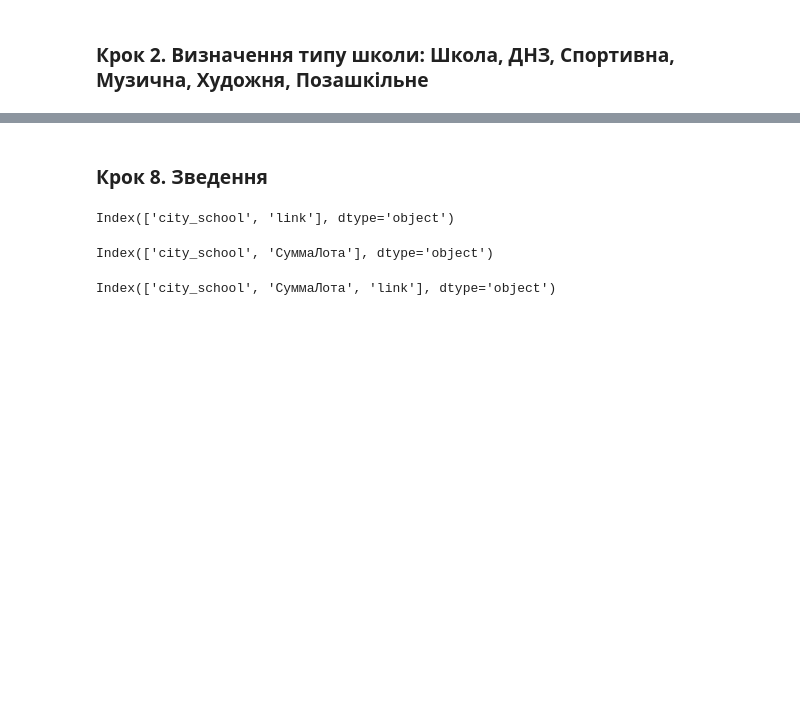
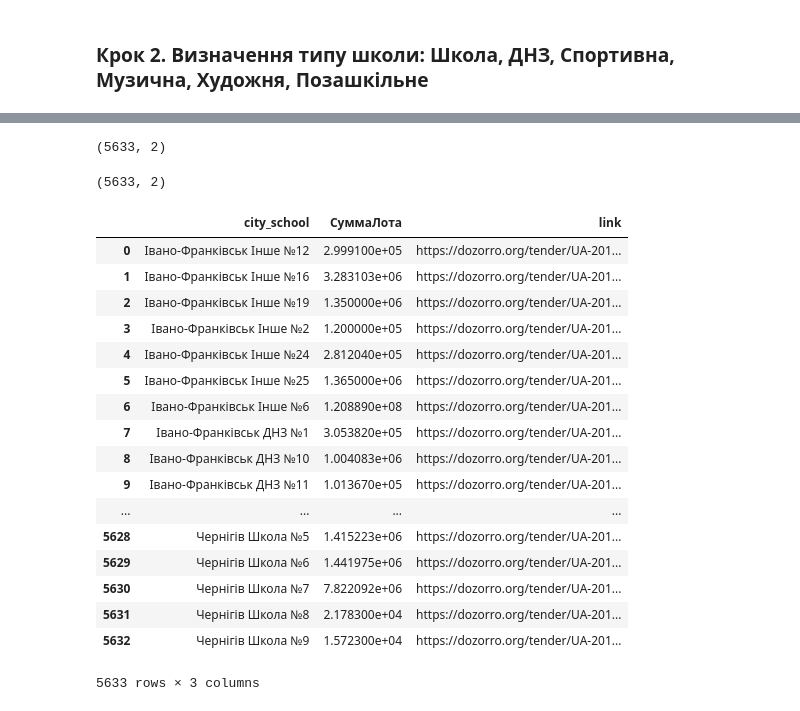
Before and after one commit to deaflynx/school-procurements, a Jupyter notebook: data_preparation.ipynb, the cells around one changed output, grey strips where cells are left out. Cells and saved outputs as stored; diff of their text form; code cells hidden in the pictures; blank space fills up the shorter version.

```diff
--- a/data_preparation.ipynb
+++ b/data_preparation.ipynb
@@ -437,18 +478,18 @@ df_full_connector.sample(5)
-# %% [markdown]
-### Крок 8. Зведення
 # %%
 df_zakupki = df_full_connector.groupby('city_school')['link'].apply(lambda x: "%s"%', '.join(x))
 df_zakupki = pd.DataFrame(df_zakupki)
 df_zakupki.reset_index(inplace = True)
 df_zakupki.columns
+df_zakupki.shape
 # %% [output]
-Index(['city_school', 'link'], dtype='object')
+(5633, 2)
 # %%
 df_suma = df_full_connector.groupby(["city_school"]).sum()
 df_suma.reset_index(inplace=True)
 df_suma.columns
+df_suma.shape
 # %% [output]
-Index(['city_school', 'СуммаЛота'], dtype='object')
+(5633, 2)
 # %%
 df_final = df_suma.merge(df_zakupki, on = 'city_school')
 # df_full_connector = pd.merge(df_filtered, city_organ, left_on = 'Главный орган', right_on = 'gol_organ')
@@ -455,7 +498,24 @@ df_final = df_suma.merge(df_zakupki, on = 'city_school')
 # %%
-df_final.columns
+df_final
 # %% [output]
+|  | city_school | СуммаЛота | link |
+| 0 | Івано-Франківськ Інше №12 | 2.999100e+05 | https://dozorro.org/tender/UA-201... |
+| 1 | Івано-Франківськ Інше №16 | 3.283103e+06 | https://dozorro.org/tender/UA-201... |
+| 2 | Івано-Франківськ Інше №19 | 1.350000e+06 | https://dozorro.org/tender/UA-201... |
+| 3 | Івано-Франківськ Інше №2 | 1.200000e+05 | https://dozorro.org/tender/UA-201... |
+| 4 | Івано-Франківськ Інше №24 | 2.812040e+05 | https://dozorro.org/tender/UA-201... |
+| 5 | Івано-Франківськ Інше №25 | 1.365000e+06 | https://dozorro.org/tender/UA-201... |
+| 6 | Івано-Франківськ Інше №6 | 1.208890e+08 | https://dozorro.org/tender/UA-201... |
+| 7 | Івано-Франківськ ДНЗ №1 | 3.053820e+05 | https://dozorro.org/tender/UA-201... |
+| 8 | Івано-Франківськ ДНЗ №10 | 1.004083e+06 | https://dozorro.org/tender/UA-201... |
+| 9 | Івано-Франківськ ДНЗ №11 | 1.013670e+05 | https://dozorro.org/tender/UA-201... |
+| ... | ... | ... | ... |
+| 5628 | Чернігів Школа №5 | 1.415223e+06 | https://dozorro.org/tender/UA-201... |
+| 5629 | Чернігів Школа №6 | 1.441975e+06 | https://dozorro.org/tender/UA-201... |
+| 5630 | Чернігів Школа №7 | 7.822092e+06 | https://dozorro.org/tender/UA-201... |
+| 5631 | Чернігів Школа №8 | 2.178300e+04 | https://dozorro.org/tender/UA-201... |
+| 5632 | Чернігів Школа №9 | 1.572300e+04 | https://dozorro.org/tender/UA-201... |
-Index(['city_school', 'СуммаЛота', 'link'], dtype='object')
+5633 rows × 3 columns
 # %%
 df_final.rename(columns={'city_school':'Заклад'}, inplace=True)
 df_final.rename(columns={'СуммаЛота':'Витрати'}, inplace=True)
```
Also changed, not shown: parts of 48 cells of this notebook.
